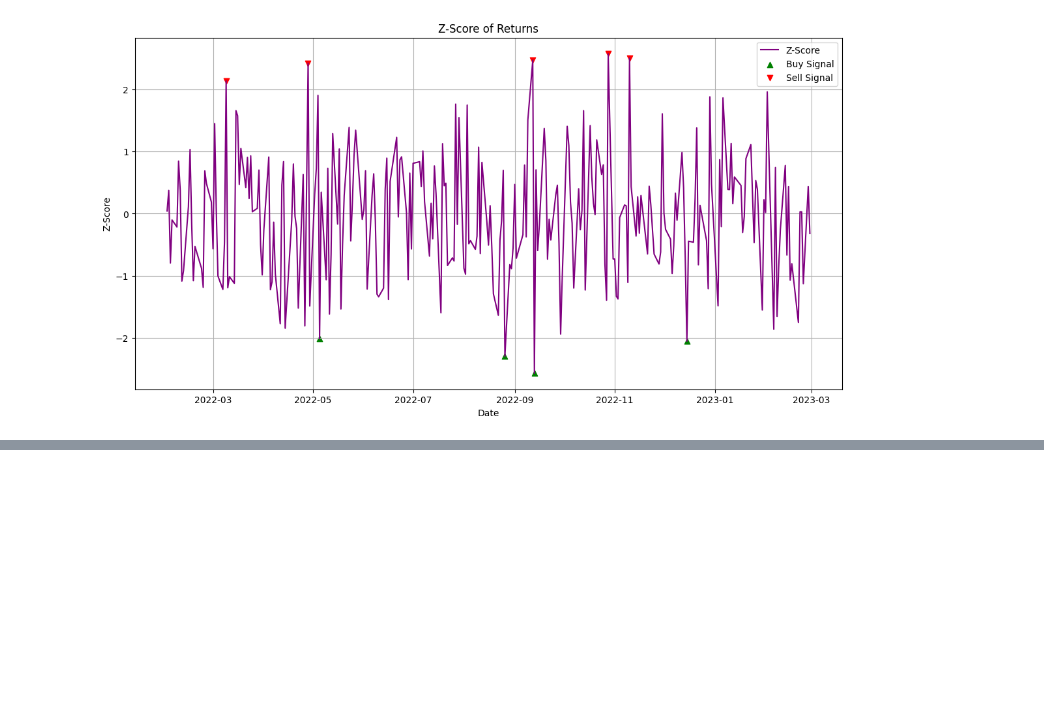
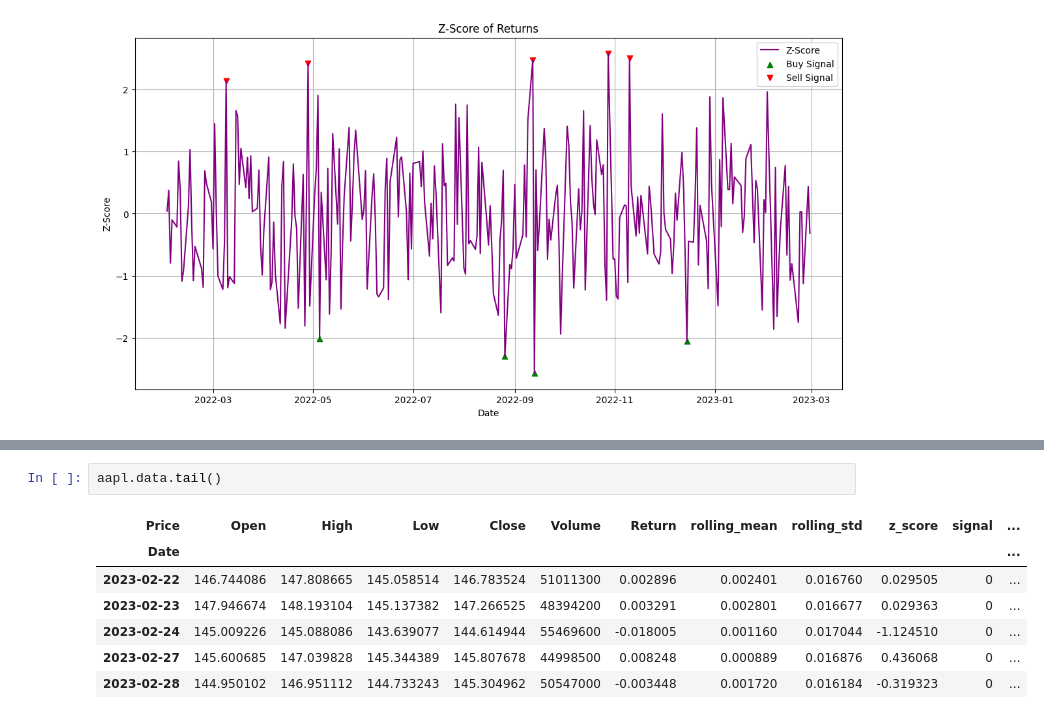
Before and after one commit to Adirdas/quantix, a Jupyter notebook: 4. Week Four/LESSON_4.ipynb, the cells around one changed output, grey strips where cells are left out. Saved outputs shown, nothing was run; the diff lists cells and outputs as text; blank space fills up the shorter version.

```diff
--- a/4. Week Four/LESSON_4.ipynb
+++ b/4. Week Four/LESSON_4.ipynb
@@ -168,0 +232,10 @@ plt.plot(bt.data.index, bt.data["signal"], label="Signal", alpha=0.3)
+# %%
+aapl.data.tail()
+# %% [output]
+| Price | Open | High | Low | Close | Volume | Return | rolling_mean | rolling_std | z_score | signal | ... |
+| Date |  |  |  |  |  |  |  |  |  |  | ... |
+| 2023-02-22 | 146.744086 | 147.808665 | 145.058514 | 146.783524 | 51011300 | 0.002896 | 0.002401 | 0.016760 | 0.029505 | 0 | ... |
+| 2023-02-23 | 147.946674 | 148.193104 | 145.137382 | 147.266525 | 48394200 | 0.003291 | 0.002801 | 0.016677 | 0.029363 | 0 | ... |
+| 2023-02-24 | 145.009226 | 145.088086 | 143.639077 | 144.614944 | 55469600 | -0.018005 | 0.001160 | 0.017044 | -1.124510 | 0 | ... |
+| 2023-02-27 | 145.600685 | 147.039828 | 145.344389 | 145.807678 | 44998500 | 0.008248 | 0.000889 | 0.016876 | 0.436068 | 0 | ... |
+| 2023-02-28 | 144.950102 | 146.951112 | 144.733243 | 145.304962 | 50547000 | -0.003448 | 0.001720 | 0.016184 | -0.319323 | 0 | ... |
```
Also changed, not shown: parts of 5 cells of this notebook.
